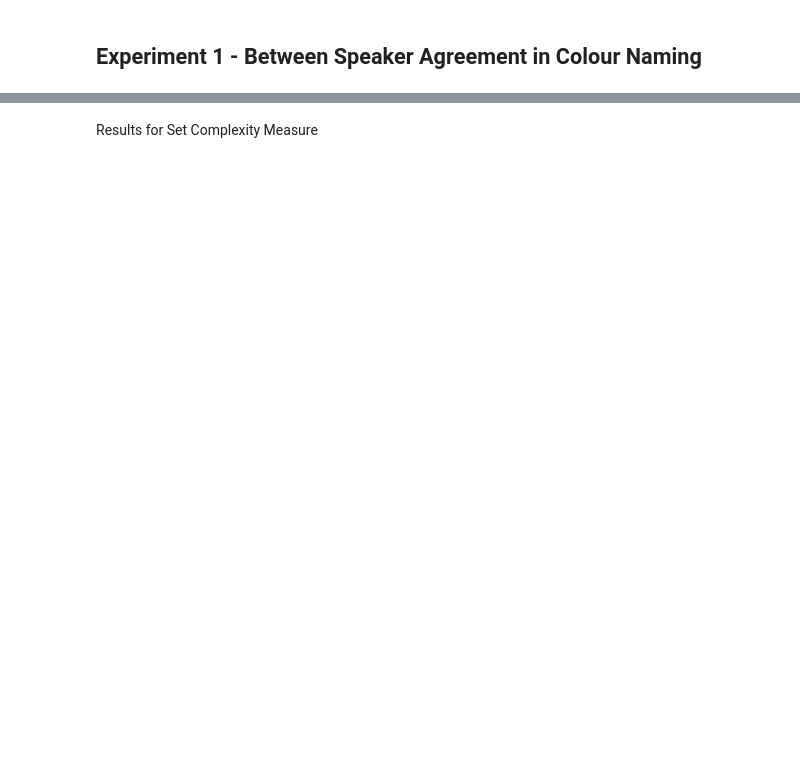
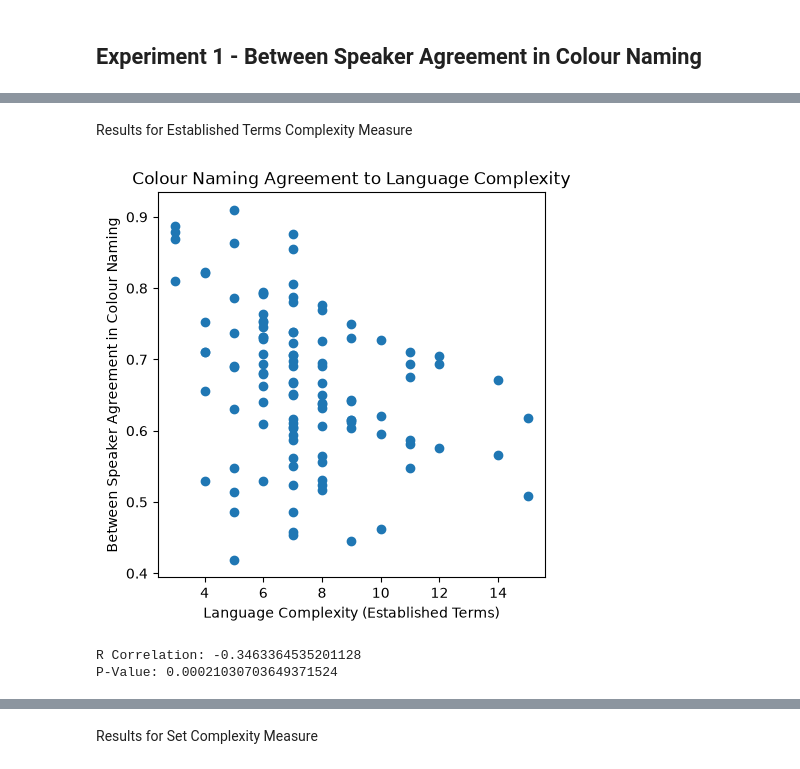
Before and after one commit to iguehi-akhimien1/COG260Project, a Jupyter notebook: wcs_data_notebook/Exploratory Project Work.ipynb, the cells around one changed output, grey strips where cells are left out. Cells and saved outputs as stored; diff of their text form; code cells hidden in the pictures; blank space fills up the shorter version.

```diff
--- a/wcs_data_notebook/Exploratory Project Work.ipynb
+++ b/wcs_data_notebook/Exploratory Project Work.ipynb
@@ -152,0 +162,33 @@ print(color_naming_consistency_across_languages)
+# %% [markdown]
+Results for Established Terms Complexity Measure
+# %%
+import scipy
+
+# now we have to examine the correlation between the language complexity,
+# defined as the number of established color terms, and the color naming consistency.
+x1 = [] # language complexity
+y = [] # color naming consistency
+
+for _, num in color_words_across_all_languages.items():
+    x1.append(num)
+
+for _, val in color_naming_consistency_across_languages.items():
+    y.append(val)
+# plotting language complexity against color naming consistency
+plt.figure(figsize=(5, 5))
+plt.scatter(x1, y)
+plt.tick_params(axis="both", labelsize=10)
+plt.xlabel("Language Complexity (Established Terms)")
+plt.ylabel("Between Speaker Agreement in Colour Naming")
+plt.title("Colour Naming Agreement to Language Complexity")
+
+plt.show()
+
+# the correlation coefficient:
+corr_1 = scipy.stats.pearsonr(x1, y)
+print("R Correlation:", corr_1.statistic)
+print("P-Value:", corr_1[1])
+# %% [output]
+[figure, added]
+R Correlation: -0.3463364535201128
+P-Value: 0.00021030703649371524
```
Also changed, not shown: parts of 25 cells of this notebook.
